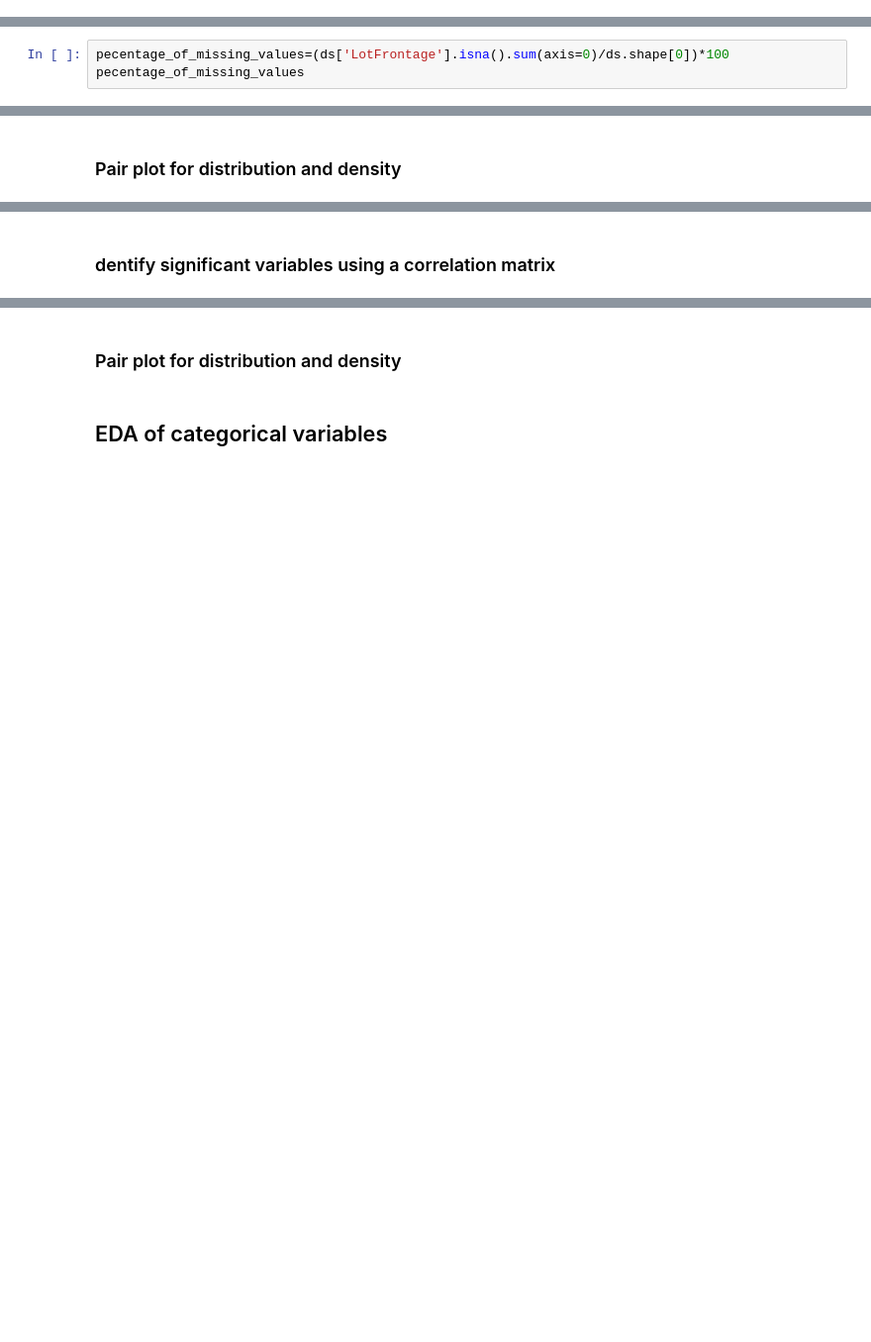
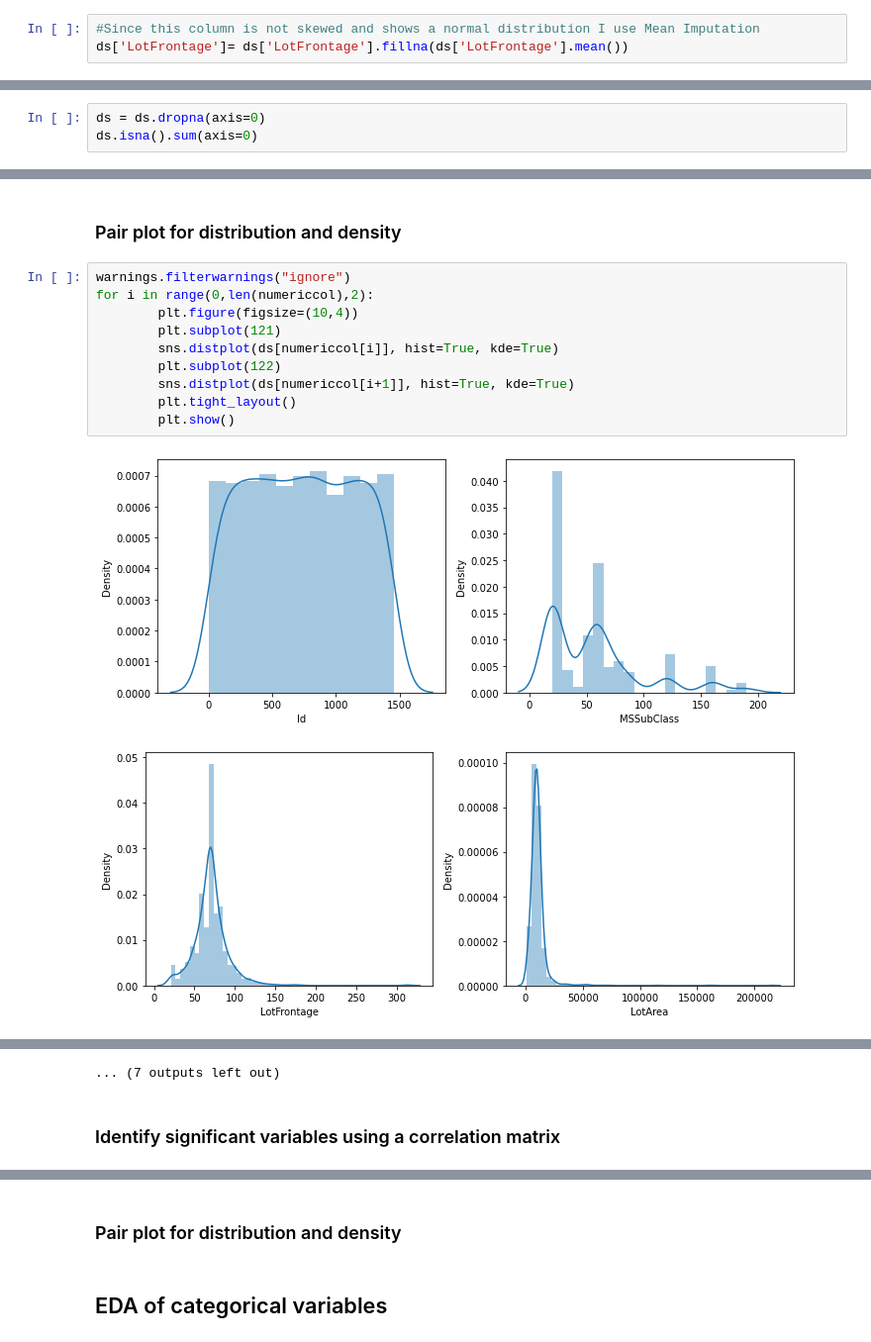
Before and after one commit to Jhirai20/AppliedDSPython, a Jupyter notebook: Projects/Project 1/Project 1.ipynb, the cells around one changed output, grey strips where cells are left out. Shown at 99% size. Drawn from its saved outputs; the diff is of its cells as text; blank space fills up the shorter version.

```diff
--- a/Projects/Project 1/Project 1.ipynb
+++ b/Projects/Project 1/Project 1.ipynb
@@ -752,6 +783,9 @@ np.drop
+# %%
+#Since this column is not skewed and shows a normal distribution I use Mean Imputation
+ds['LotFrontage']= ds['LotFrontage'].fillna(ds['LotFrontage'].mean())
 # %% [markdown]
 ###Remove row with when less than 30% missing
 # %%
-pecentage_of_missing_values=(ds['LotFrontage'].isna().sum(axis=0)/ds.shape[0])*100
-pecentage_of_missing_values
+ds = ds.dropna(axis=0)
+ds.isna().sum(axis=0)
 # %% [output]
@@ -761,2 +847,15 @@ pecentage_of_missing_values
 # %% [markdown]
 ### Pair plot for distribution and density
+# %%
+warnings.filterwarnings("ignore")
+for i in range(0,len(numericcol),2):
+        plt.figure(figsize=(10,4))
+        plt.subplot(121)
+        sns.distplot(ds[numericcol[i]], hist=True, kde=True)
+        plt.subplot(122)
+        sns.distplot(ds[numericcol[i+1]], hist=True, kde=True)
+        plt.tight_layout()
+        plt.show()
+# %% [output]
+[figure, added]
+[figure, added]
@@ -763,2 +872,3 @@ pecentage_of_missing_values
+... (7 outputs left out)
 # %% [markdown]
-### dentify significant variables using a correlation matrix
+### Identify significant variables using a correlation matrix
```
Also changed, not shown: parts of 12 cells of this notebook, 2 other files.
